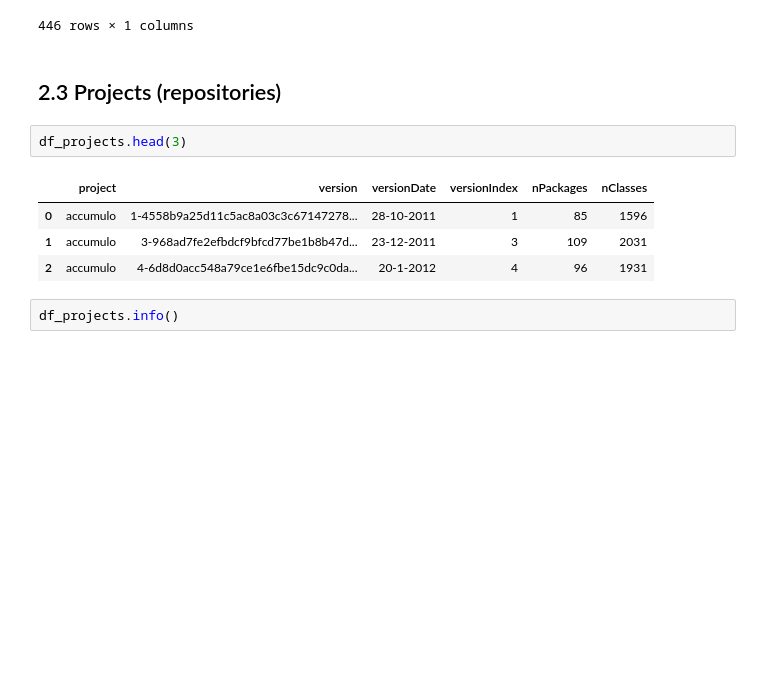
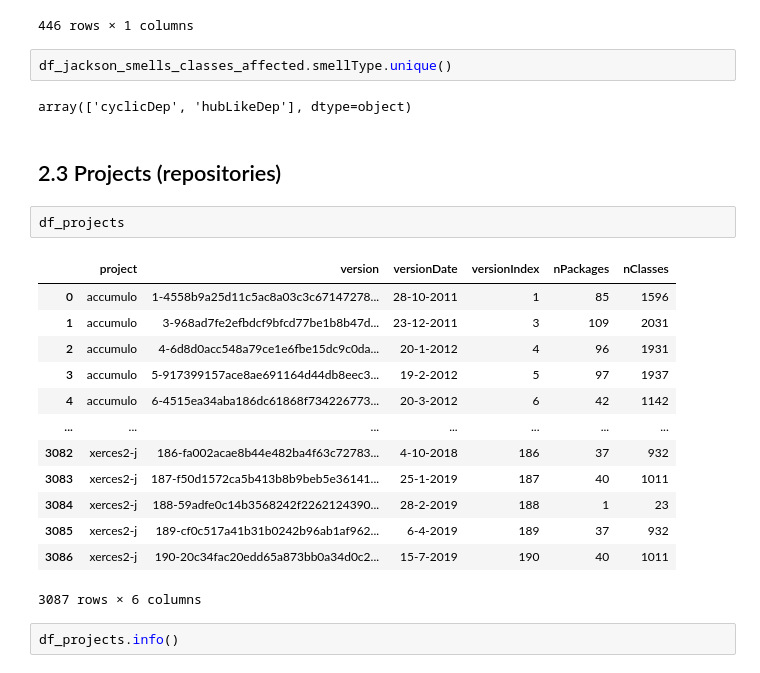
Before and after one commit to armandossrecife/piloto, a Jupyter notebook: notebooks/compare_with_sas2022.ipynb, the cells around one changed output. Drawn from its saved outputs; the diff is of its cells as text; blank space fills up the shorter version.

Commit message:
Atualizei os dados com o repositorio jackson-databind.

```diff
--- a/notebooks/compare_with_sas2022.ipynb
+++ b/notebooks/compare_with_sas2022.ipynb
@@ -289,15 +257,28 @@ df_jackson_smells_classes_affected[['affectedElements']]
 | 137062 | [com.fasterxml.jackson.databind.s... |
 | 137063 | [com.fasterxml.jackson.databind.s... |
 446 rows × 1 columns
+# %%
+df_jackson_smells_classes_affected.smellType.unique()
+# %% [output]
+array(['cyclicDep', 'hubLikeDep'], dtype=object)
 # %% [markdown]
 ## 2.3 Projects (repositories)
 # %%
-df_projects.head(3)
+df_projects
 # %% [output]
 |  | project | version | versionDate | versionIndex | nPackages | nClasses |
 | 0 | accumulo | 1-4558b9a25d11c5ac8a03c3c67147278... | 28-10-2011 | 1 | 85 | 1596 |
 | 1 | accumulo | 3-968ad7fe2efbdcf9bfcd77be1b8b47d... | 23-12-2011 | 3 | 109 | 2031 |
 | 2 | accumulo | 4-6d8d0acc548a79ce1e6fbe15dc9c0da... | 20-1-2012 | 4 | 96 | 1931 |
+| 3 | accumulo | 5-917399157ace8ae691164d44db8eec3... | 19-2-2012 | 5 | 97 | 1937 |
+| 4 | accumulo | 6-4515ea34aba186dc61868f734226773... | 20-3-2012 | 6 | 42 | 1142 |
+| ... | ... | ... | ... | ... | ... | ... |
+| 3082 | xerces2-j | 186-fa002acae8b44e482ba4f63c72783... | 4-10-2018 | 186 | 37 | 932 |
+| 3083 | xerces2-j | 187-f50d1572ca5b413b8b9beb5e36141... | 25-1-2019 | 187 | 40 | 1011 |
+| 3084 | xerces2-j | 188-59adfe0c14b3568242f2262124390... | 28-2-2019 | 188 | 1 | 23 |
+| 3085 | xerces2-j | 189-cf0c517a41b31b0242b96ab1af962... | 6-4-2019 | 189 | 37 | 932 |
+| 3086 | xerces2-j | 190-20c34fac20edd65a873bb0a34d0c2... | 15-7-2019 | 190 | 40 | 1011 |
+3087 rows × 6 columns
 # %%
 df_projects.info()
 # %% [output]
```
Also changed, not shown: parts of 38 cells of this notebook, 1 other file.
